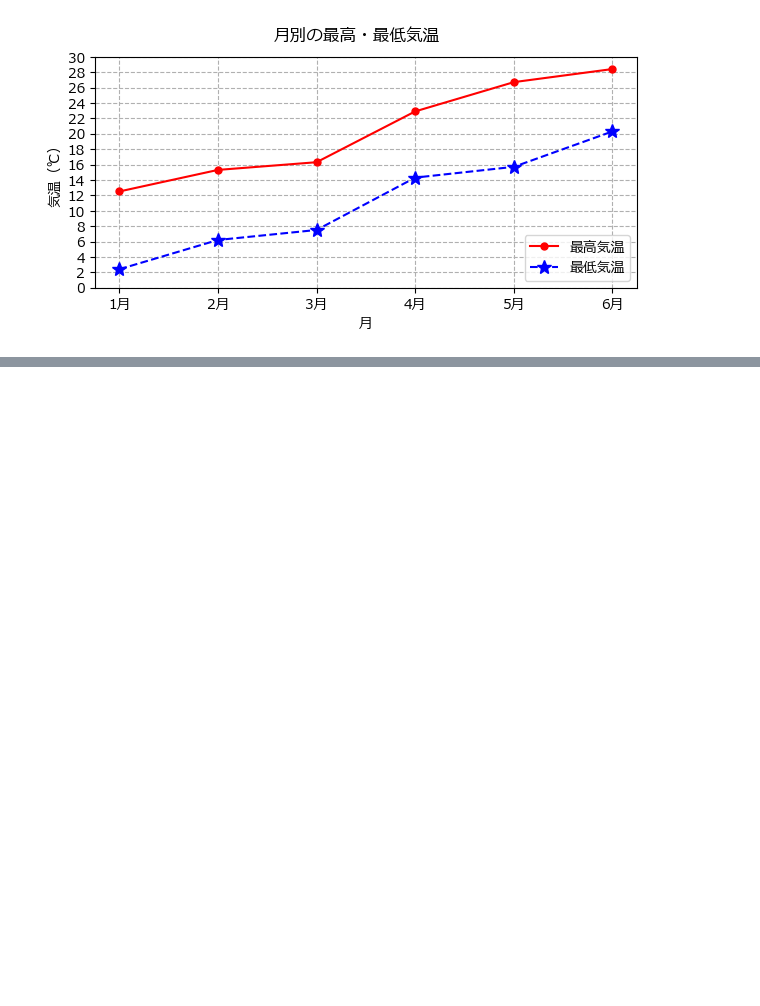
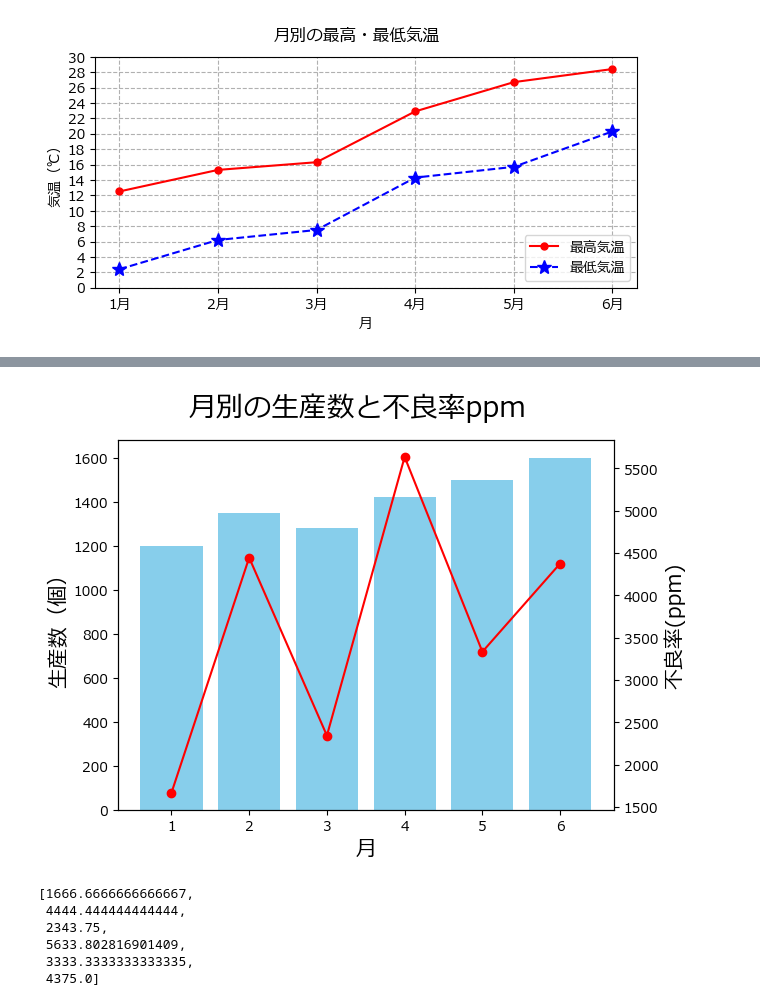
Before and after one commit to kjfarm1225/pyq_practice, a Jupyter notebook: 140_7_matplotlib_useful_features/140-7_matplotlib_useful_features.ipynb, the cells around one changed output, grey strips where cells are left out. Drawn from its saved outputs; the diff is of its cells as text; code cells hidden in the pictures; blank space fills up the shorter version.

```diff
--- a/140_7_matplotlib_useful_features/140-7_matplotlib_useful_features.ipynb
+++ b/140_7_matplotlib_useful_features/140-7_matplotlib_useful_features.ipynb
@@ -162,0 +219,28 @@ plt.show()
+# %%
+import matplotlib.pyplot as plt
+%matplotlib inline
+
+plt.rcParams["font.family"] = "Meiryo"
+
+months = [1, 2, 3, 4, 5, 6]
+production_counts = [1200, 1350, 1280, 1420, 1500, 1600]
+defect_counts = [2, 6, 3, 8, 5, 7]
+# %%
+ppm_values = [defect / production * 1000000
+              for defect, production in zip(defect_counts, production_counts)]
+# %%
+fig, ax1 = plt.subplots()
+
+ax2 = ax1.twinx()
+
+ax1.bar(months, production_counts, color="skyblue")
+ax1.set_xlabel("月", size=15)
+ax1.set_ylabel("生産数（個）", size=15)
+
+ax2. plot(months, ppm_values, color="red", marker="o")
+ax2.set_ylabel("不良率(ppm)", size=15)
+
+fig.suptitle("月別の生産数と不良率ppm", size=20)
+plt.show()
+# %% [output]
+[figure, added]
@@ -162,0 +253,9 @@ plt.show()
+# %%
+ppm_values
+# %% [output]
+[1666.6666666666667,
+ 4444.444444444444,
+ 2343.75,
+ 5633.802816901409,
+ 3333.3333333333335,
+ 4375.0]
```
Also changed, not shown: parts of 14 cells of this notebook.
